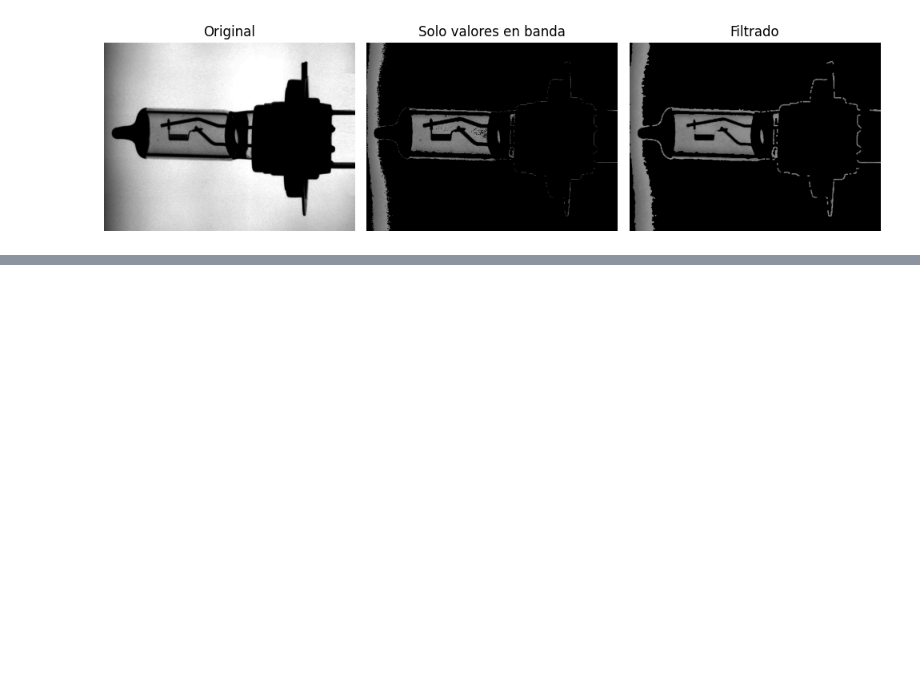
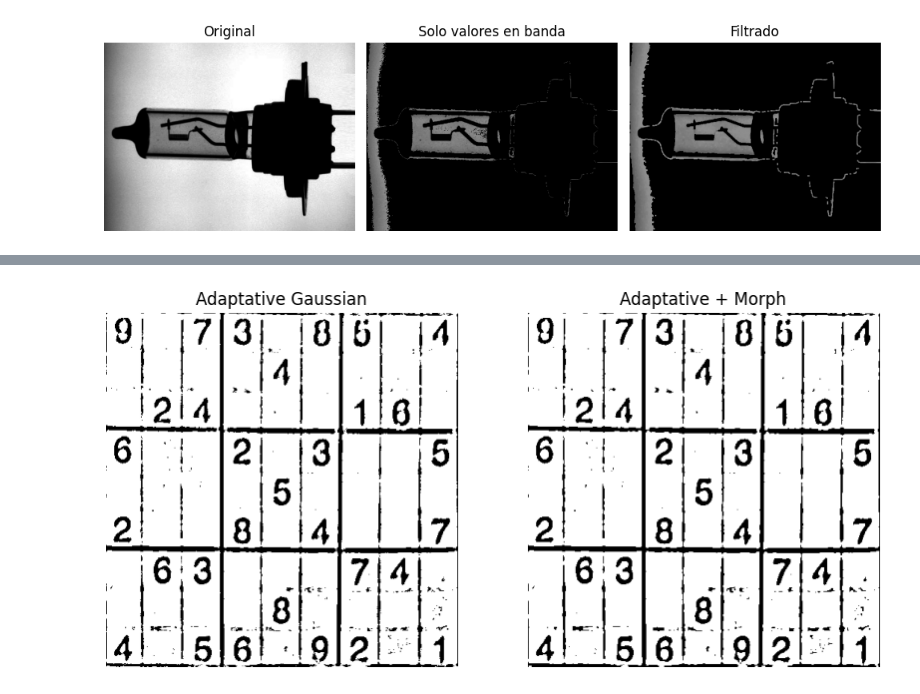
Before and after one commit to KalebG13/Sistemas-de-vision, a Jupyter notebook: Lab_1/Lab1_notebook.ipynb, the cells around one changed output, grey strips where cells are left out. Saved outputs shown, nothing was run; the diff lists cells and outputs as text; code cells hidden in the pictures; blank space fills up the shorter version.

```diff
--- a/Lab_1/Lab1_notebook.ipynb
+++ b/Lab_1/Lab1_notebook.ipynb
@@ -237,0 +303,7 @@ plt.tight_layout(); plt.show()
+# %%
+plt.figure(figsize=(10,8))
+plt.subplot(1,2,1); plt.imshow(th_adapt, cmap='gray'); plt.title("Adaptative Gaussian"); plt.axis("off")
+plt.subplot(1,2,2); plt.imshow(th_clean, cmap='gray'); plt.title("Adaptative + Morph"); plt.axis("off")
+plt.show()
+# %% [output]
+[figure, added]
```
Also changed, not shown: parts of 3 cells of this notebook.
